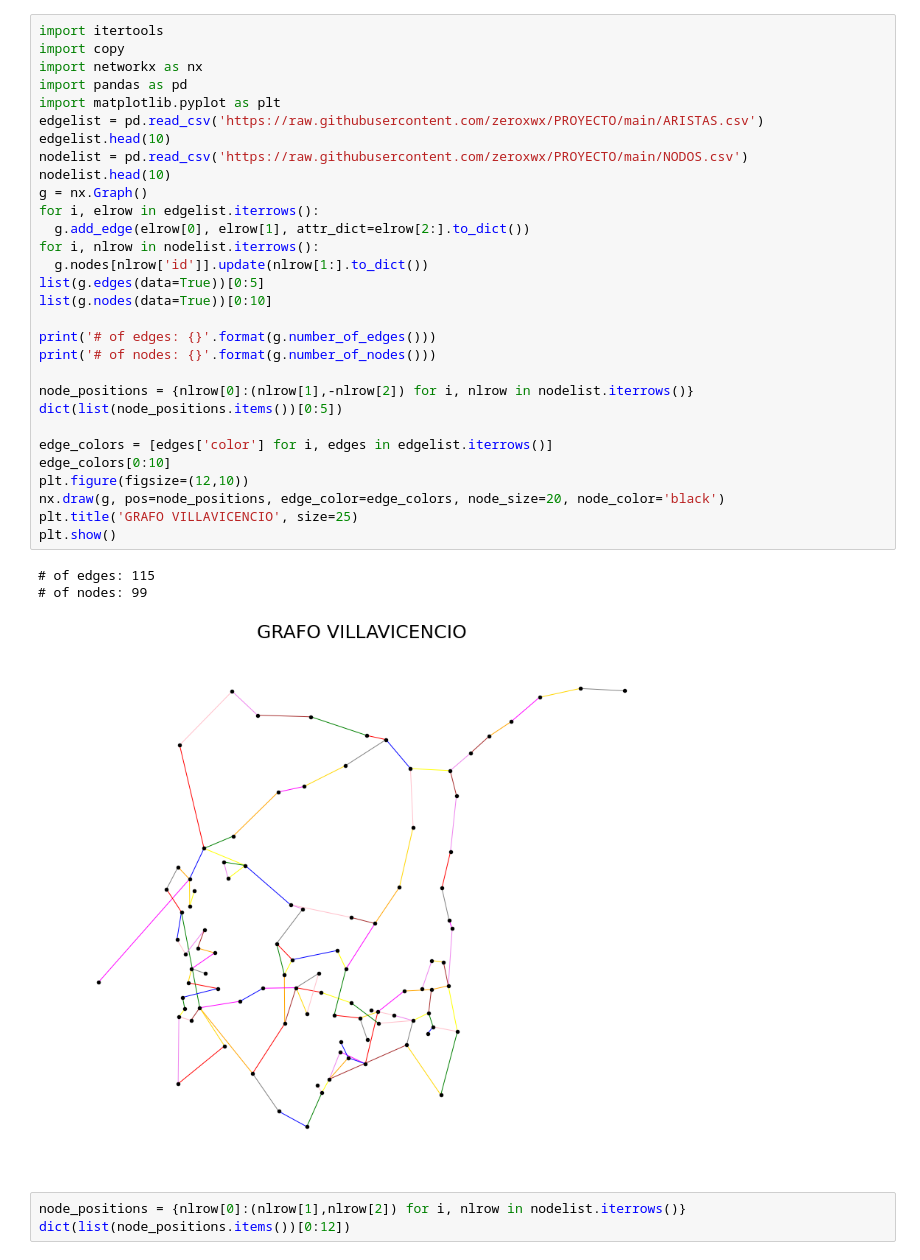
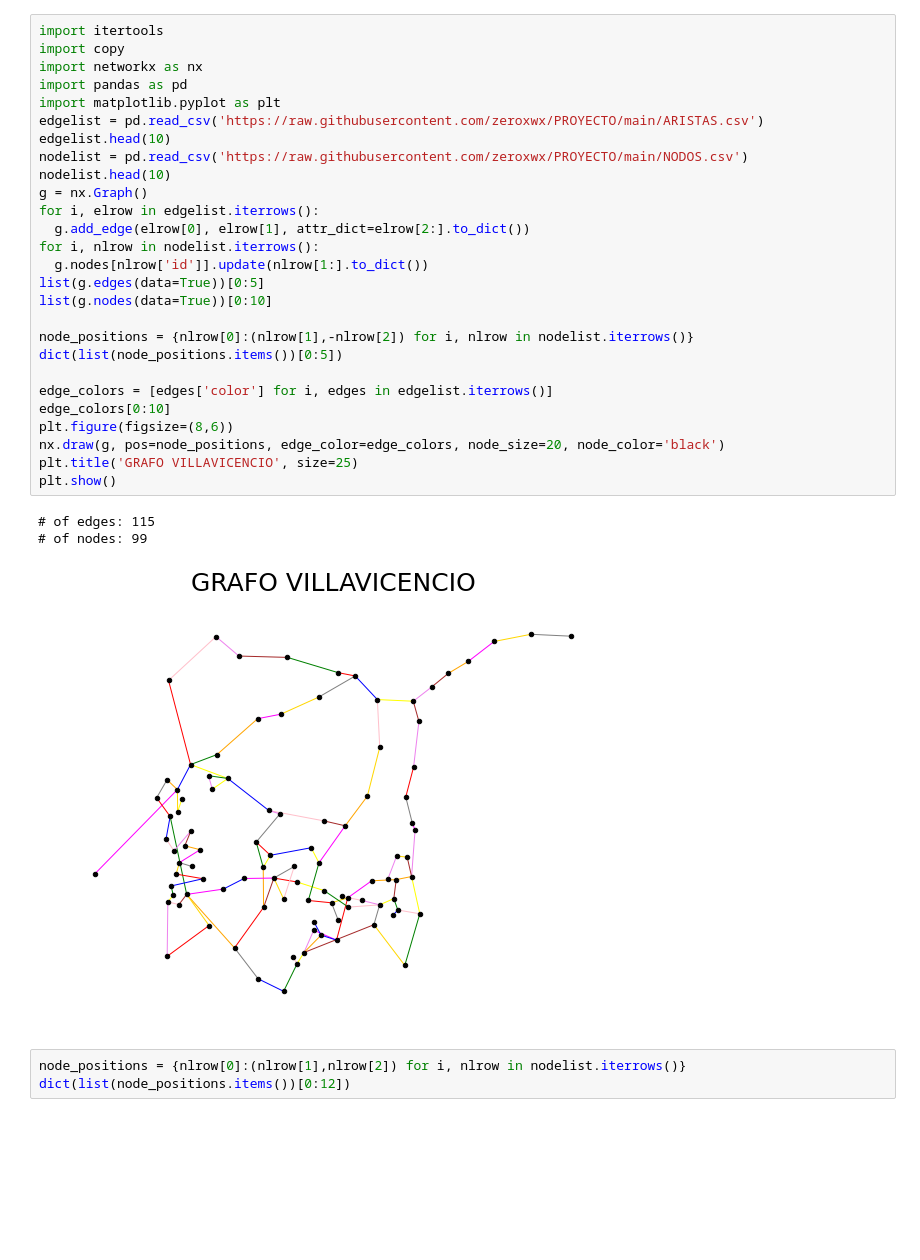
Before and after one commit to zeroxwx/Grafo_Villavicencio, a Jupyter notebook: PROYECTO.ipynb, the cells around one changed output. Drawn from its saved outputs; the diff is of its cells as text; blank space fills up the shorter version.

```diff
--- a/PROYECTO.ipynb
+++ b/PROYECTO.ipynb
@@ -1,37 +1,34 @@
 # %%
 import itertools
 import copy
 import networkx as nx
 import pandas as pd
 import matplotlib.pyplot as plt
 edgelist = pd.read_csv('https://raw.githubusercontent.com/zeroxwx/PROYECTO/main/ARISTAS.csv')
 edgelist.head(10)
 nodelist = pd.read_csv('https://raw.githubusercontent.com/zeroxwx/PROYECTO/main/NODOS.csv')
 nodelist.head(10)
 g = nx.Graph()
 for i, elrow in edgelist.iterrows():
   g.add_edge(elrow[0], elrow[1], attr_dict=elrow[2:].to_dict())
 for i, nlrow in nodelist.iterrows():
   g.nodes[nlrow['id']].update(nlrow[1:].to_dict())
 list(g.edges(data=True))[0:5]
 list(g.nodes(data=True))[0:10]
 
-print('# of edges: {}'.format(g.number_of_edges()))
-print('# of nodes: {}'.format(g.number_of_nodes()))
-
 node_positions = {nlrow[0]:(nlrow[1],-nlrow[2]) for i, nlrow in nodelist.iterrows()}
 dict(list(node_positions.items())[0:5])
 
 edge_colors = [edges['color'] for i, edges in edgelist.iterrows()]
 edge_colors[0:10]
-plt.figure(figsize=(12,10))
+plt.figure(figsize=(8,6))
 nx.draw(g, pos=node_positions, edge_color=edge_colors, node_size=20, node_color='black')
 plt.title('GRAFO VILLAVICENCIO', size=25)
 plt.show()
 # %% [output]
 # of edges: 115
 # of nodes: 99
-[figure, old version]
+[figure, new version]
 # %%
 node_positions = {nlrow[0]:(nlrow[1],nlrow[2]) for i, nlrow in nodelist.iterrows()}
 dict(list(node_positions.items())[0:12])
```
